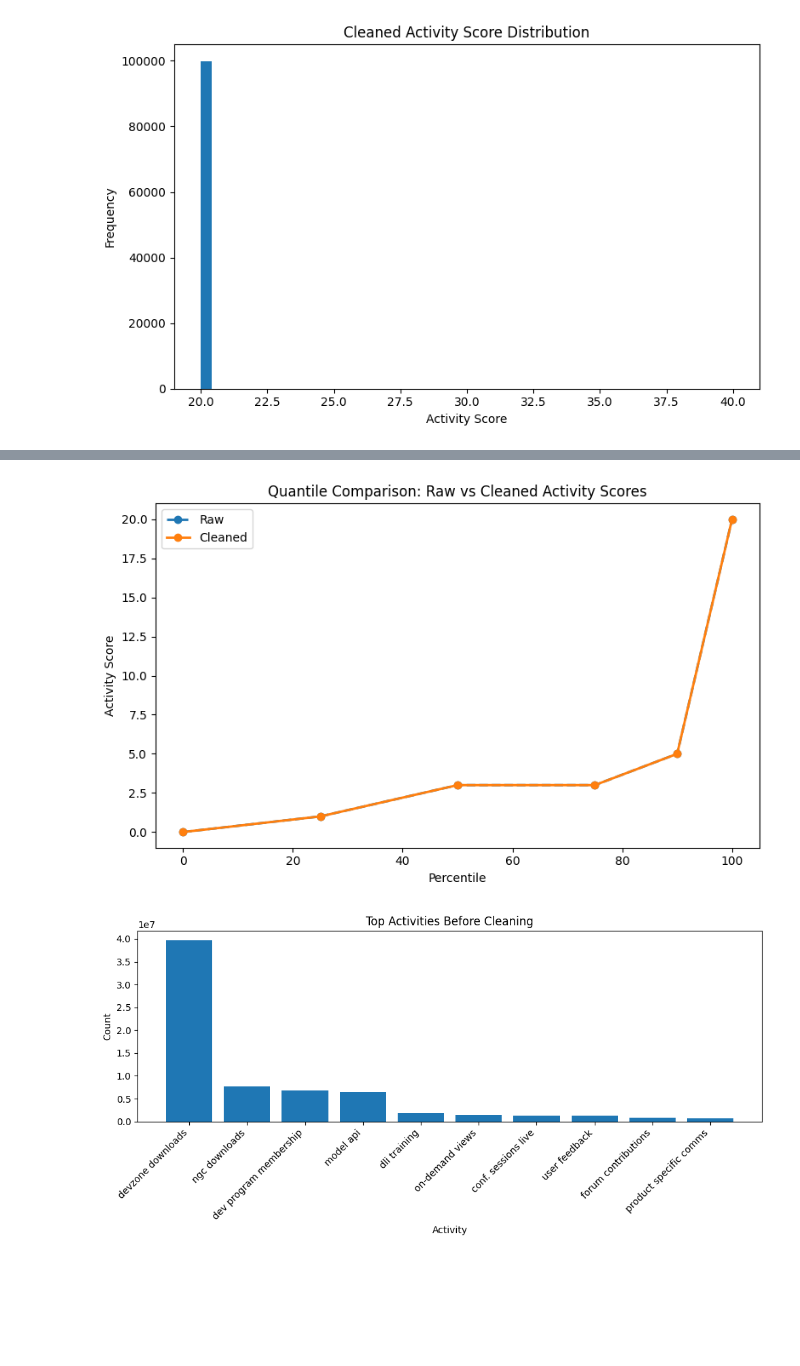
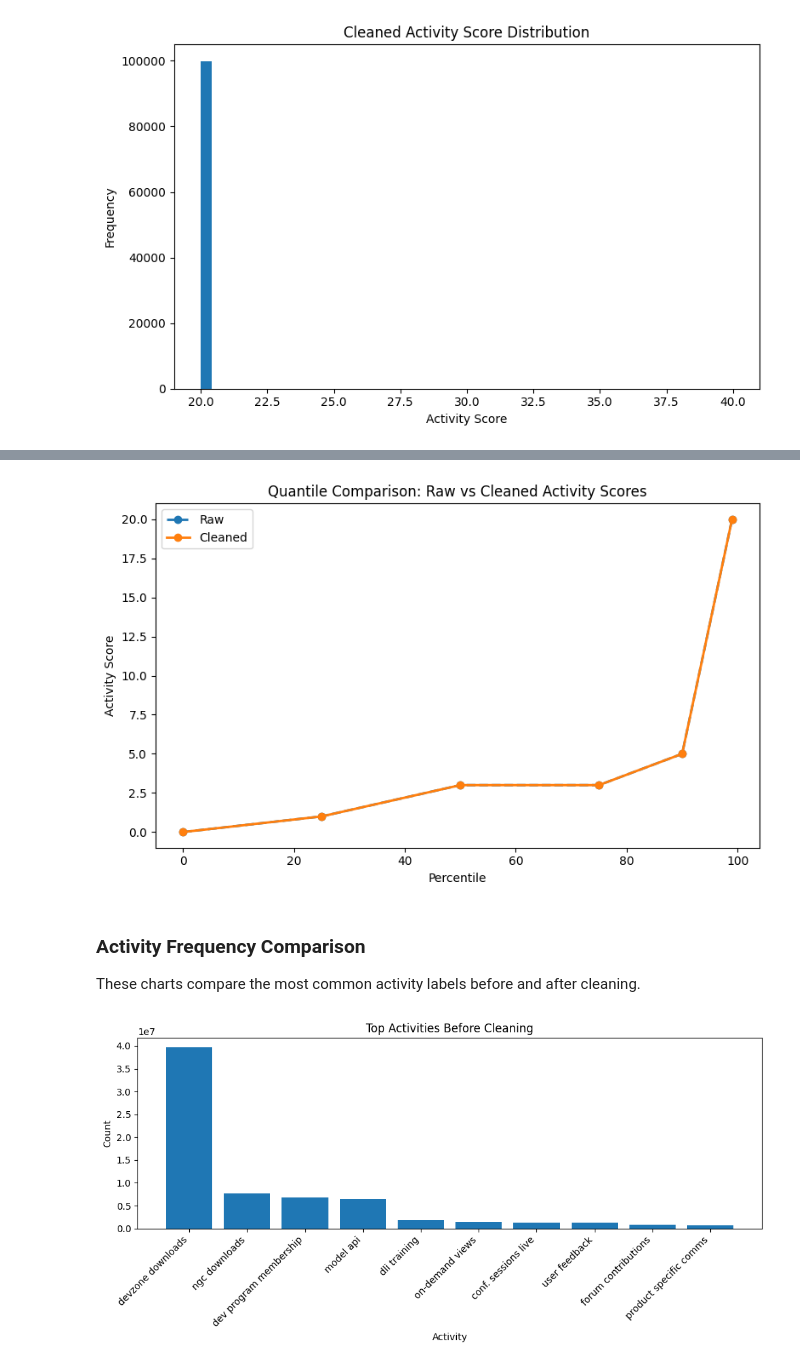
Before and after one commit to WBDoran/Spring2026_IndustryProject, a Jupyter notebook: Cleaning.ipynb, the cells around one changed output, grey strips where cells are left out. Drawn from its saved outputs; the diff is of its cells as text; code cells hidden in the pictures; blank space fills up the shorter version.

Commit message:
Cleaning Final Done

```diff
--- a/Cleaning.ipynb
+++ b/Cleaning.ipynb
@@ -1389,7 +1343,7 @@ FROM activity_final
 WHERE activity_score IS NOT NULL
 """).fetchdf()
 
-percentiles = [0, 25, 50, 75, 90, 100]
+percentiles = [0, 25, 50, 75, 90, 99]
 
 plt.figure(figsize=(8, 5))
 plt.plot(percentiles, raw_q.values[0], marker="o", linestyle="--", linewidth=2, label="Raw")
@@ -1406,4 +1360,8 @@ plt.show()
-[figure, old version]
+[figure, new version]
+# %% [markdown]
+### Activity Frequency Comparison
+
+These charts compare the most common activity labels before and after cleaning.
 # %%
 raw_cat = con.execute("""
 SELECT
```
Also changed, not shown: parts of 75 cells of this notebook.
